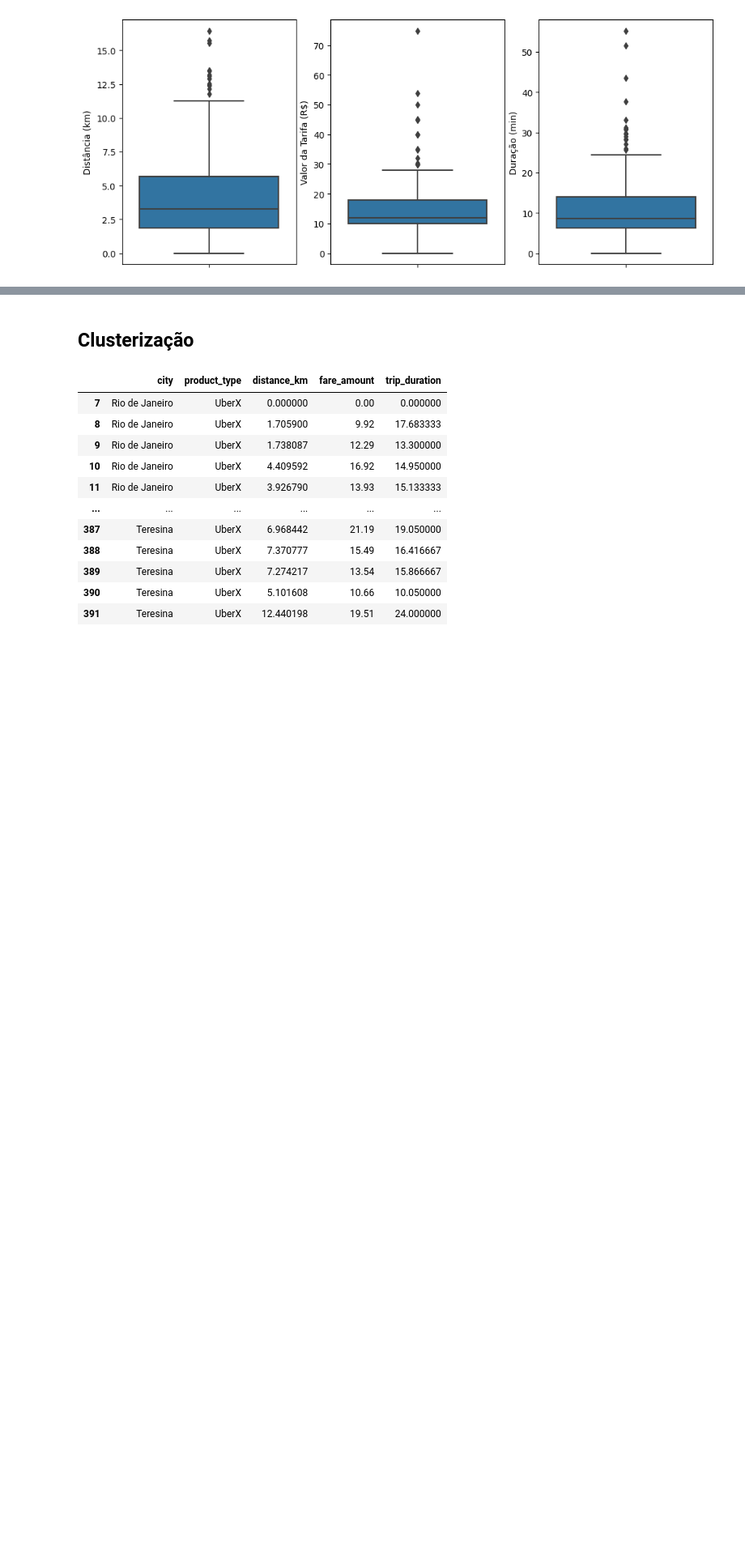
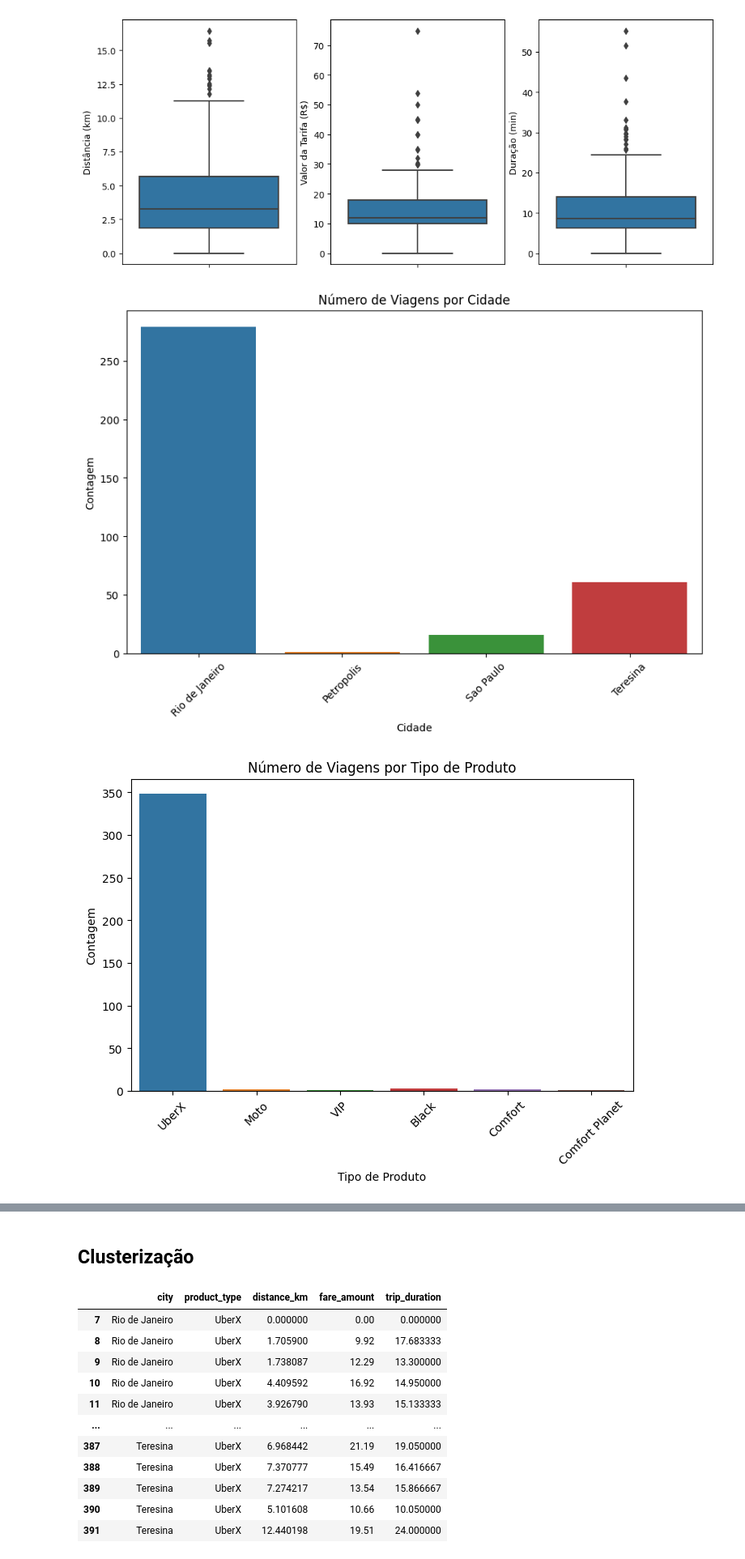
Before and after one commit to vivalladarez/uber-data-analysis, a Jupyter notebook: data-analysis.ipynb, the cells around one changed output, grey strips where cells are left out. Shown at 81% size. Saved outputs shown, nothing was run; the diff lists cells and outputs as text; code cells hidden in the pictures; blank space fills up the shorter version.

```diff
--- a/data-analysis.ipynb
+++ b/data-analysis.ipynb
@@ -280,3 +316,47 @@ axes[2].set_ylabel('Duração (min)')
 plt.show()
 # %% [output]
 [figure]
+# %%
+import matplotlib.pyplot as plt
+import seaborn as sns
+
+# Configuração para exibir os gráficos diretamente no notebook
+%matplotlib inline
+
+# Plotagem de gráficos para as colunas especificadas
+
+# Gráfico de barras para contar o número de ocorrências de cada cidade
+plt.figure(figsize=(10, 6))
+sns.countplot(data=uber_df, x='city')
+plt.title('Número de Viagens por Cidade')
+plt.xlabel('Cidade')
+plt.ylabel('Contagem')
+plt.xticks(rotation=45)
+plt.show()
+
+# Gráfico de barras para contar o número de ocorrências de cada tipo de produto
+plt.figure(figsize=(8, 5))
+sns.countplot(data=uber_df, x='product_type')
+plt.title('Número de Viagens por Tipo de Produto')
+plt.xlabel('Tipo de Produto')
+plt.ylabel('Contagem')
+plt.xticks(rotation=45)
+plt.show()
+
+# Gráfico de dispersão para visualizar a relação entre distância e valor da tarifa
+plt.figure(figsize=(8, 6))
+sns.scatterplot(data=uber_df, x='distance_km', y='fare_amount')
+plt.title('Relação entre Distância e Valor da Tarifa')
+plt.xlabel('Distância (Km)')
+plt.ylabel('Valor da Tarifa')
+plt.show()
+
+# Boxplot para verificar a distribuição dos valores da tarifa
+plt.figure(figsize=(6, 8))
+sns.boxplot(data=uber_df, y='fare_amount')
+plt.title('Distribuição dos Valores da Tarifa')
+plt.ylabel('Valor da Tarifa')
+plt.show()
+# %% [output]
+[figure, added]
+[figure, added]
```
Also changed, not shown: parts of 18 cells of this notebook.
